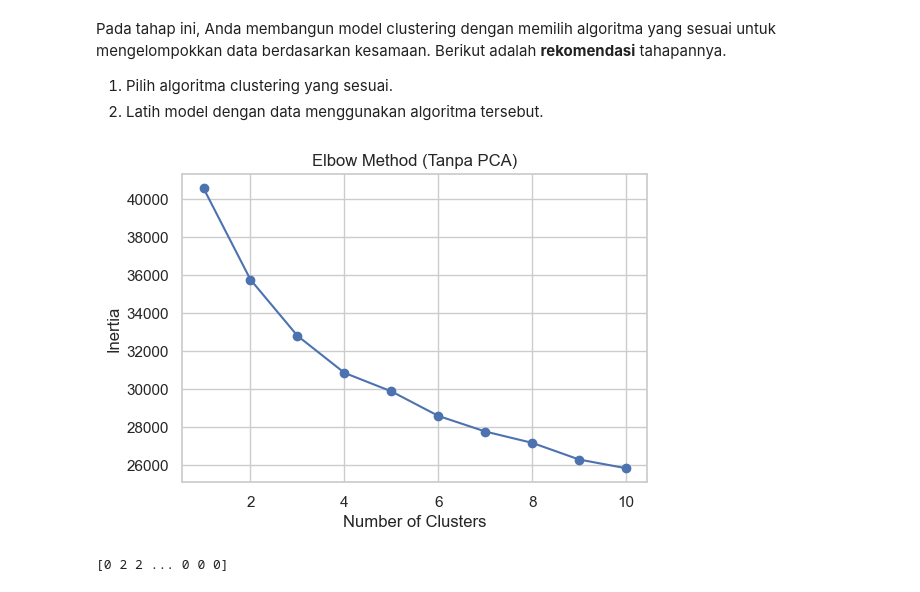
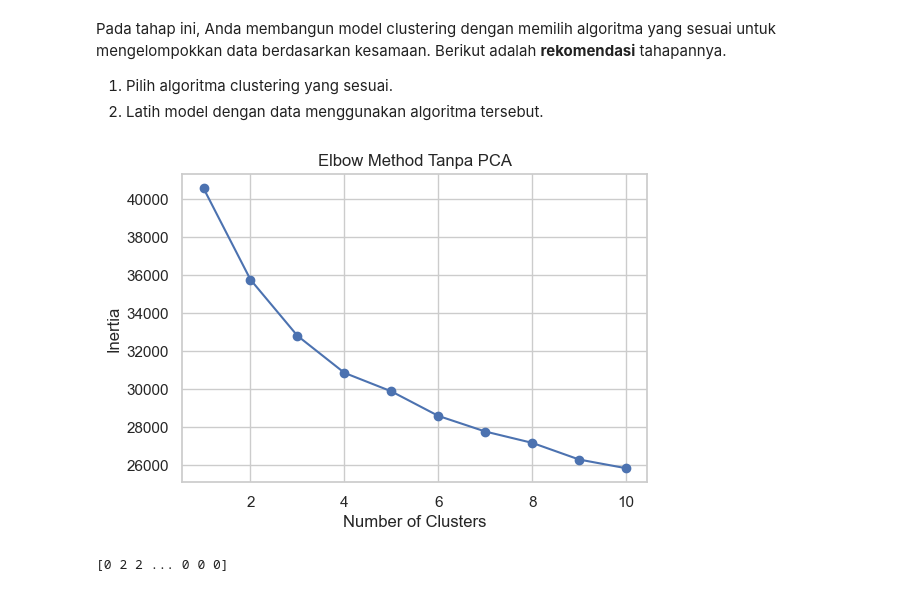
Before and after one commit to divaaharahap/Student-Performance-Factors, a Jupyter notebook: [Clustering]_Submission_Akhir_BMLP_Diva Anggreini Harahap.ipynb, the cells around one changed output. Drawn from its saved outputs; the diff is of its cells as text; code cells hidden in the pictures.

```diff
--- a/[Clustering]_Submission_Akhir_BMLP_Diva Anggreini Harahap.ipynb
+++ b/[Clustering]_Submission_Akhir_BMLP_Diva Anggreini Harahap.ipynb
@@ -633,26 +633,26 @@ Pada tahap ini, Anda membangun model clustering dengan memilih algoritma yang se
 # %%
 # Elbow Method untuk menentukan cluster
 range_n_clusters = range(1, 11)  # Coba dari 1 sampai 10 cluster
 inertia = []
 
 for k in range_n_clusters:
     kmeans_temp = KMeans(n_clusters=k,
         init='random',
         n_init=10,
         max_iter=500,
         random_state=111)
     kmeans_temp.fit(df_clean)
     inertia.append(kmeans_temp.inertia_)
 
 # Plot Elbow
 plt.figure(figsize=(6, 4))
 plt.plot(range_n_clusters, inertia, marker='o')
-plt.title('Elbow Method (Tanpa PCA)')
+plt.title('Elbow Method Tanpa PCA')
 plt.xlabel('Number of Clusters')
 plt.ylabel('Inertia')
 plt.show()
 # %% [output]
-[figure, old version]
+[figure, new version]
 # %%
 # Menentukan jumlah cluster yang diinginkan
 k=3
```
Also changed, not shown: parts of 12 cells of this notebook.
